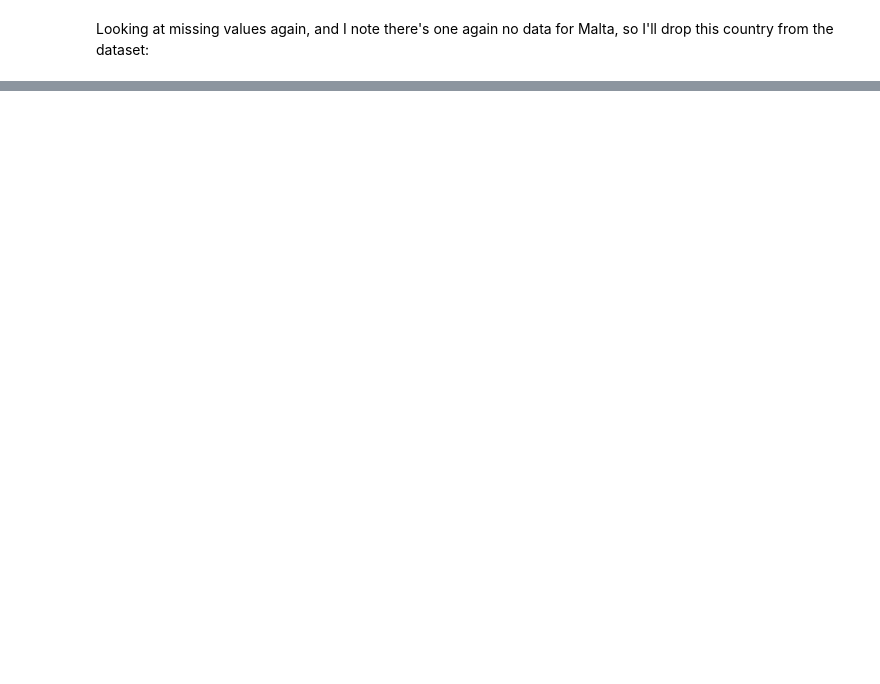
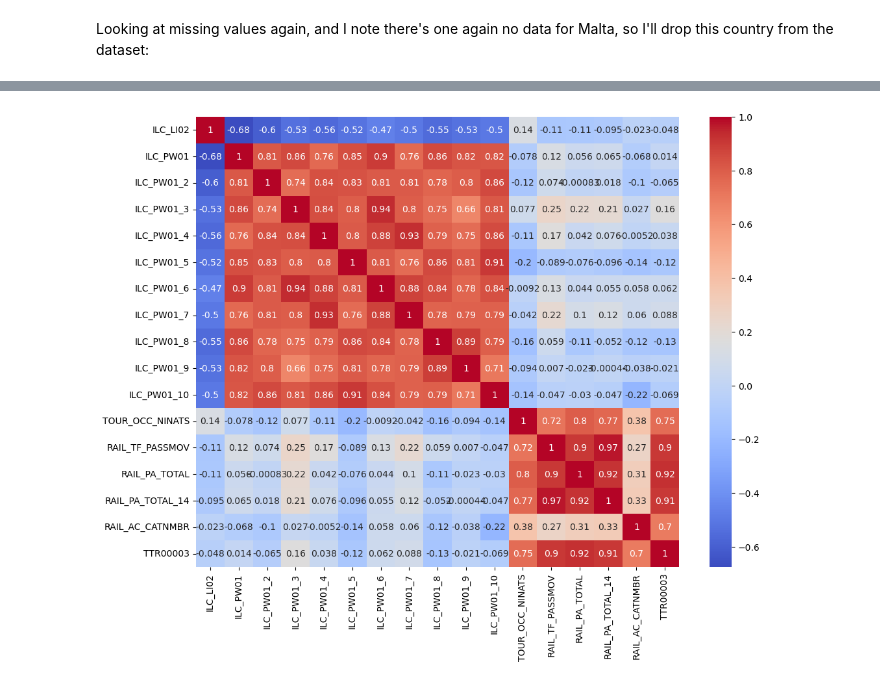
Before and after one commit to EmmaMcC1802/CA2, a Jupyter notebook: Codebook2_Stats_ML.ipynb, the cells around one changed output, grey strips where cells are left out. Cells and saved outputs as stored; diff of their text form; code cells hidden in the pictures; blank space fills up the shorter version.

```diff
--- a/Codebook2_Stats_ML.ipynb
+++ b/Codebook2_Stats_ML.ipynb
@@ -142,0 +238,26 @@ df4
+# %%
+columns_to_drop = EUROSTAT_data.columns[EUROSTAT_data.columns.str.startswith('DATAFLOW') |
+                                        EUROSTAT_data.columns.str.startswith('LAST') |
+                                        EUROSTAT_data.columns.str.startswith('freq') |
+                                        EUROSTAT_data.columns.str.startswith('OBS_FLAG') |
+                                        EUROSTAT_data.columns.str.startswith('sex') |
+                                        EUROSTAT_data.columns.str.startswith('age') |
+                                        EUROSTAT_data.columns.str.startswith('indic_il') |
+                                        EUROSTAT_data.columns.str.startswith('nace_r2') |
+                                        EUROSTAT_data.columns.str.startswith('vehicle') |
+                                        EUROSTAT_data.columns.str.startswith('tra_infr') |
+                                        EUROSTAT_data.columns.str.startswith('n_tracks') |
+                                        EUROSTAT_data.columns.str.startswith('indic_wb') |
+                                        EUROSTAT_data.columns.str.startswith('isced11') |
+                                        EUROSTAT_data.columns.str.startswith('accident') |
+                                        EUROSTAT_data.columns.str.startswith('VALUE') |
+                                        EUROSTAT_data.columns.str.startswith('c_resid') |
+                                        EUROSTAT_data.columns.str.startswith('hotelsize')
+                                       ]
+
+EUROSTAT_clean = EUROSTAT_data.drop(columns=columns_to_drop)
+
+import re #for regex
+EUROSTAT_clean.rename(columns=lambda x: re.sub(r'ESTAT:|[(]\d+\.\d+[)]', '', x), inplace=True)
+
+#EUROSTAT_clean.describe(include=object)
@@ -142,0 +295,4 @@ df4
+# %%
+EUROSTAT_clean['TIME_PERIOD'] = pd.to_datetime(EUROSTAT_clean['TIME_PERIOD'], format='%Y')
+EUROSTAT_clean['TIME_PERIOD'] = EUROSTAT_clean['TIME_PERIOD'].dt.year
+#EUROSTAT_clean.dtypes
@@ -142,0 +305,3 @@ df4
+# %%
+EUROSTAT_clean.rename(columns=lambda x: re.sub(r'.VALUE', '', x), inplace=True) # just for tidiness' sake
+#EUROSTAT_clean.info()
@@ -142,0 +330,11 @@ df4
+# %%
+numerical_columns = EUROSTAT_clean.select_dtypes(include='float64').columns
+EUROSTAT_numeric = EUROSTAT_clean[numerical_columns]
+
+correlation_matrix = EUROSTAT_numeric.corr()
+plt.figure(figsize=(12, 9)) # default was too small
+annot_kws = {"size": 8} # default text too big and difficult to read
+sns.heatmap(correlation_matrix, annot=True, cmap='coolwarm')
+plt.show()
+# %% [output]
+[figure, added]
```
Also changed, not shown: parts of 27 cells of this notebook, 17 other files.
